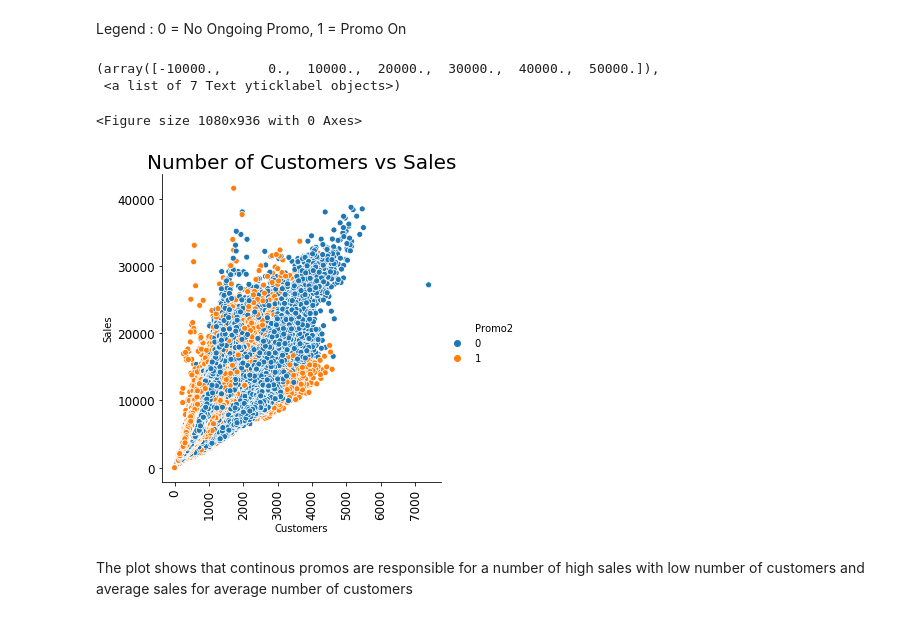
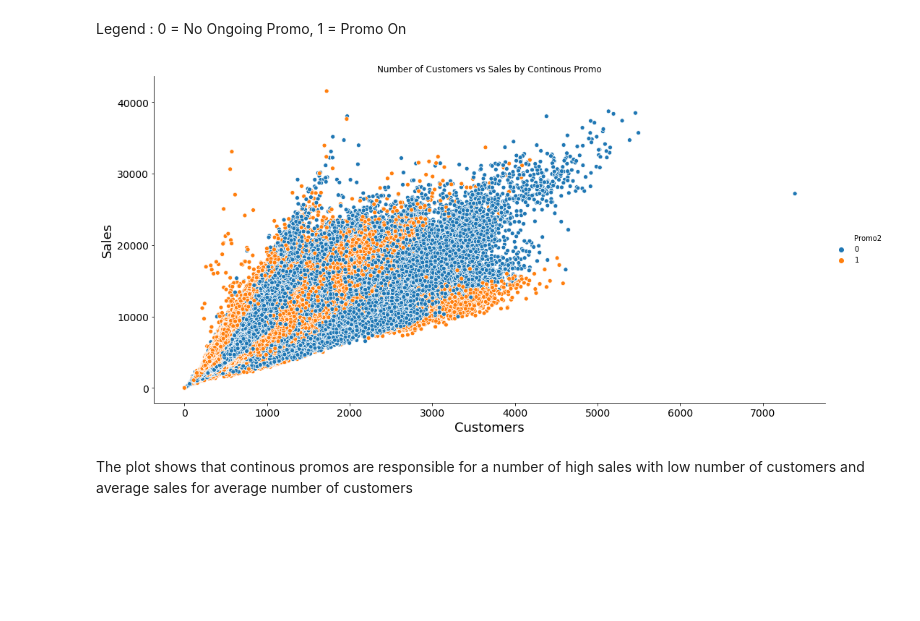
Before and after one commit to Theehawau/Sales-Prediction, a Jupyter notebook: notebooks/Exploratory-Analysis.ipynb, the cells around one changed output. Drawn from its saved outputs; the diff is of its cells as text; code cells hidden in the pictures; blank space fills up the shorter version.

```diff
--- a/notebooks/Exploratory-Analysis.ipynb
+++ b/notebooks/Exploratory-Analysis.ipynb
@@ -326,16 +333,10 @@ Text(0.5, 1, 'Number of customers vs Sales')
 # %% [markdown]
 Legend : 0 = No Ongoing Promo,
     1 = Promo On
-# %%
-plt.figure(figsize=(15, 13))
-sns.relplot(x="Customers", y="Sales", hue="Promo2",\
-            data=db);
-plt.title('Number of Customers vs Sales', size=20)
-# %% [output]
-(array([-10000.,      0.,  10000.,  20000.,  30000.,  40000.,  50000.]),
- <a list of 7 Text yticklabel objects>)
-<Figure size 1080x936 with 0 Axes>
-[figure, removed]
+# %%
+scatter_plot('Customers','Sales',db,'Number of Customers vs Sales by Continous Promo',"Promo2")
+# %% [output]
+[figure, added]
 # %% [markdown]
 The plot shows that continous promos are responsible for a number of high sales with low number of customers and average sales for average number of customers
 # %% [markdown]
```
Also changed, not shown: parts of 13 cells of this notebook, 3 other files.
